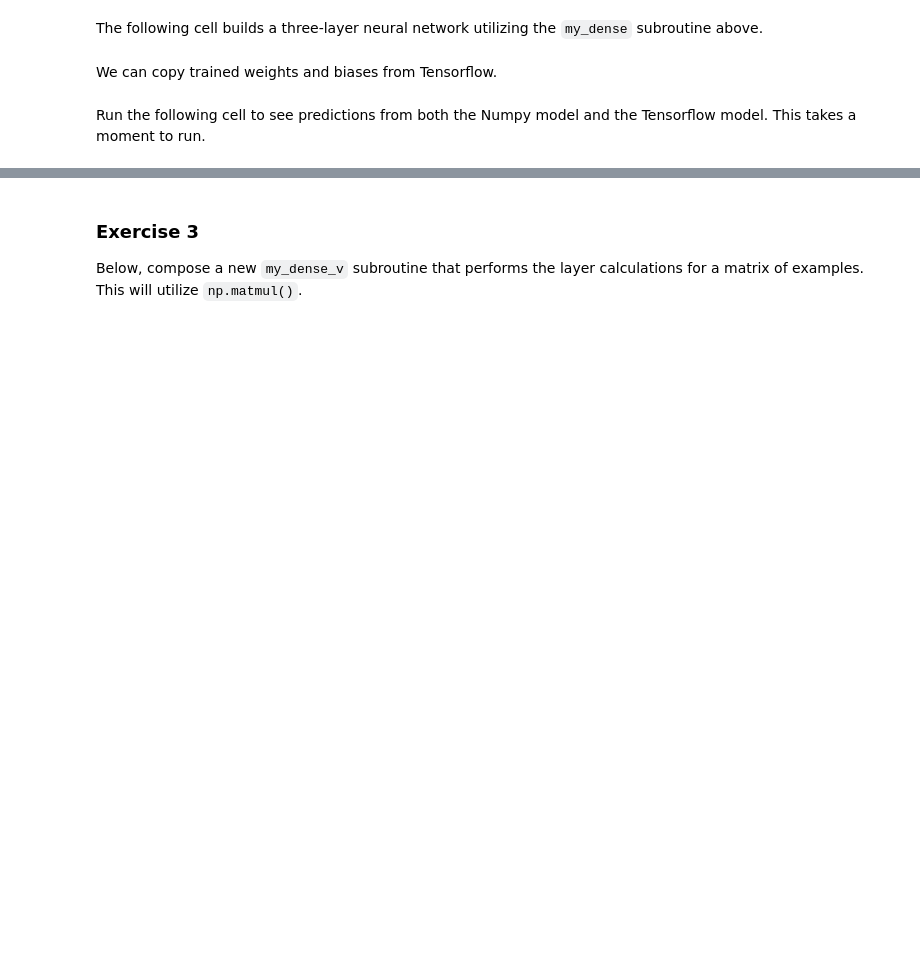
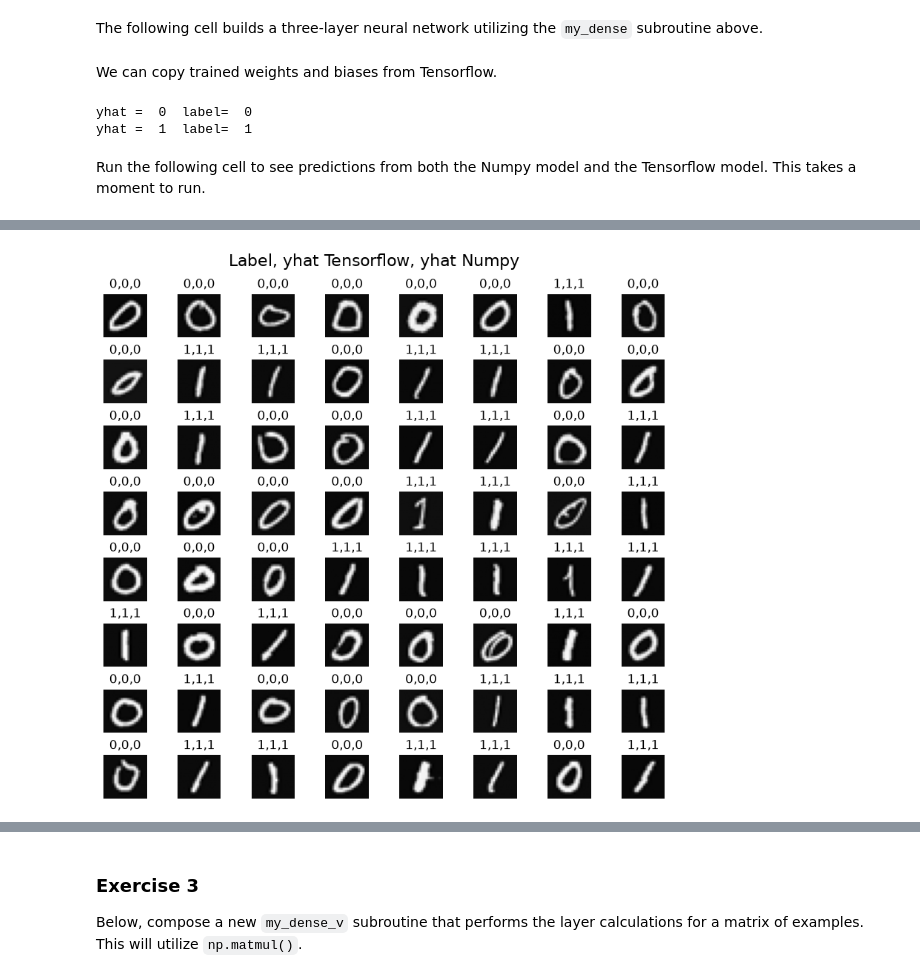
Before and after one commit to bph25/MLCoursera-Practice, a Jupyter notebook: assignments/03_neural_network_binary/assignment.ipynb, the cells around one changed output, grey strips where cells are left out. Drawn from its saved outputs; the diff is of its cells as text; code cells hidden in the pictures; blank space fills up the shorter version.

```diff
--- a/assignments/03_neural_network_binary/assignment.ipynb
+++ b/assignments/03_neural_network_binary/assignment.ipynb
@@ -184,7 +210,16 @@ Below, using Keras [Sequential model](https://keras.io/guides/sequential_model/)
 # %%
 # UNQ_C1
 # TODO: 根据上一段题目创建 model；保留输入维度与层结构要求。
-model = None
-raise NotImplementedError("TODO: 完成本单元中的模型定义。")
+model = Sequential(
+    [
+        tf.keras.Input(shape=(400,)),
+        Dense(25, activation='sigmoid'),
+        Dense(15, activation='sigmoid'),
+        Dense(1,  activation='sigmoid'),
+    ],
+    name="my_model"
+)
+
+# raise NotImplementedError("TODO: 完成本单元中的模型定义。")
 # %%
 model.summary()
@@ -311,6 +429,14 @@ def my_dense(a_in, W, b, g):
     Returns
       a_out (ndarray (j,))  : j units
     """
+
+    a_out = np.zeros(W.shape[1])       # 预分配输出
+    for j in range(W.shape[1]):
+        w = W[:, j]               # 第 j 个单元对应的权重向量，形状 (n,)
+        z = np.dot(w, a_in) + b[j]
+        a_out[j] = g(z)
+    return a_out
+
     raise NotImplementedError('TODO: 实现 my_dense，然后运行下方测试。')
 # %%
 # Quick Check
@@ -355,6 +485,9 @@ if prediction >= 0.5:
 else:
     yhat = 0
 print( "yhat = ", yhat, " label= ", y[500,0])
+# %% [output]
+yhat =  0  label=  0
+yhat =  1  label=  1
 # %% [markdown]
 Run the following cell to see predictions from both the Numpy model and the Tensorflow model. This takes a moment to run.
 # %%
@@ -380,14 +513,15 @@ for i,ax in enumerate(axes.flat):
 
     # Predict using the Neural Network implemented in Numpy
     my_prediction = my_sequential(X[random_index], W1_tmp, b1_tmp, W2_tmp, b2_tmp, W3_tmp, b3_tmp )
-    my_yhat = int(my_prediction >= 0.5)
+    my_yhat = int(my_prediction.item() >= 0.5)
 
     # Predict using the Neural Network implemented in Tensorflow
     tf_prediction = model.predict(X[random_index].reshape(1,400))
-    tf_yhat = int(tf_prediction >= 0.5)
+    tf_yhat = int(tf_prediction.item() >= 0.5)
 
     # Display the label above the image
     ax.set_title(f"{y[random_index,0]},{tf_yhat},{my_yhat}")
     ax.set_axis_off()
 fig.suptitle("Label, yhat Tensorflow, yhat Numpy", fontsize=16)
 plt.show()
+# %% [output]
@@ -394,3 +545,4 @@ plt.show()
+[figure, added]
 # %% [markdown]
 <a name="2.6"></a>
 ### 2.6 Vectorized NumPy Model Implementation (Optional)
```
Also changed, not shown: parts of 23 cells of this notebook, 1 other file.
